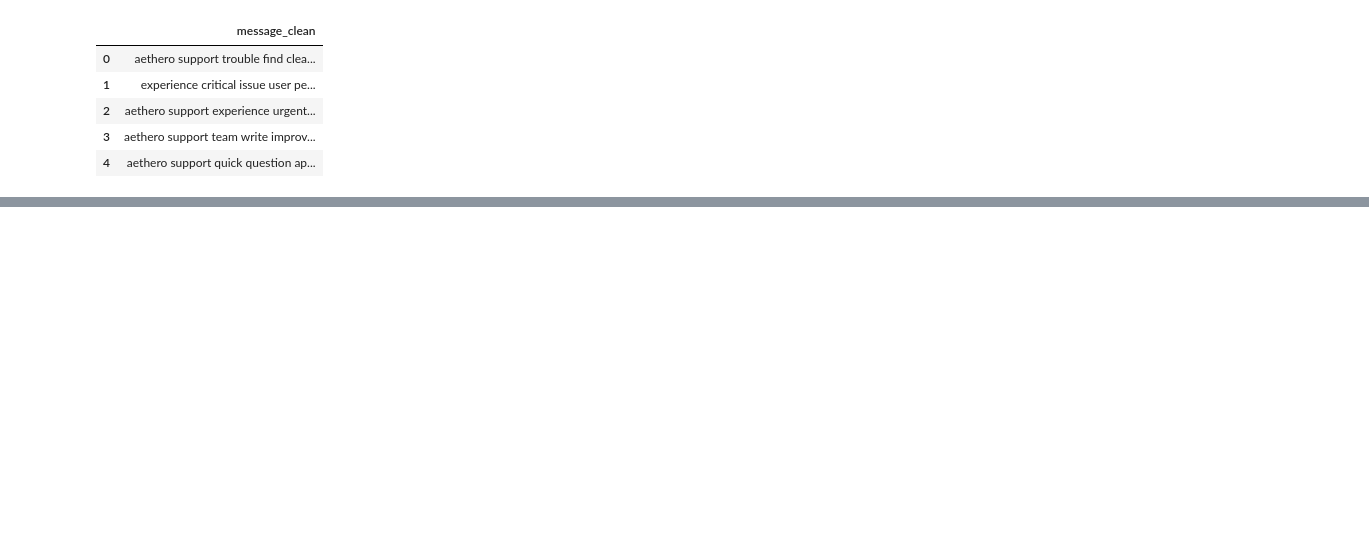
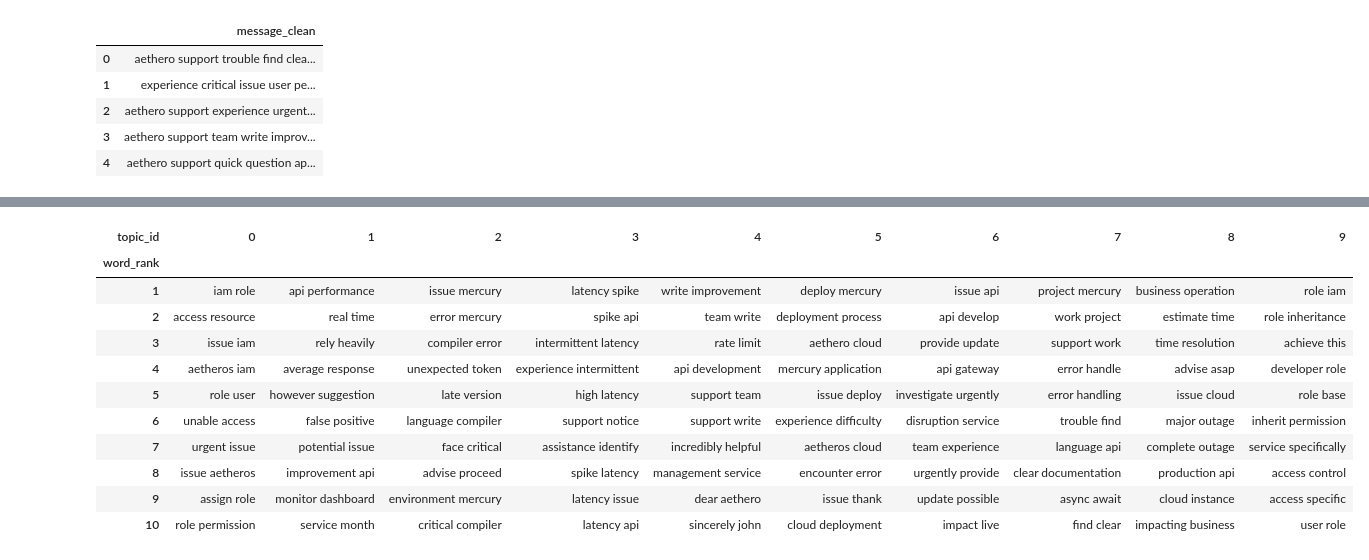
Before and after one commit to PetrKorab/Topic-Model-Labelling-with-LLMs, a Jupyter notebook: code.ipynb, the cells around one changed output, grey strips where cells are left out. Cells and saved outputs as stored; diff of their text form; code cells hidden in the pictures; blank space fills up the shorter version.

```diff
--- a/code.ipynb
+++ b/code.ipynb
@@ -44,4 +44,31 @@ model = FASTopic(n_components = topic_size,
 [interactive output not drawn]
+# %%
+topics_df = model.topics_df()
+
+# First, split and explode
+topics_df.columns = ['topic_id', 'topic_words']
+topics_df['topic_word'] = topics_df['topic_words'].str.split(',')
+topics_df = topics_df.explode('topic_word')
+
+# Add a rank for each word within a topic (optional, for row order)
+topics_df['word_rank'] = topics_df.groupby('topic_id').cumcount() + 1
+
+# Pivot to wide format: columns are (topic_id, topic_name), rows are word_rank, values are topic_word
+wide = topics_df.pivot(index='word_rank', columns=['topic_id'], values='topic_word')
+wide
+# %% [output]
+| topic_id | 0 | 1 | 2 | 3 | 4 | 5 | 6 | 7 | 8 | 9 |
+| word_rank |  |  |  |  |  |  |  |  |  |  |
+| 1 | iam role | api performance | issue mercury | latency spike | write improvement | deploy mercury | issue api | project mercury | business operation | role iam |
+| 2 | access resource | real time | error mercury | spike api | team write | deployment process | api develop | work project | estimate time | role inheritance |
+| 3 | issue iam | rely heavily | compiler error | intermittent latency | rate limit | aethero cloud | provide update | support work | time resolution | achieve this |
+| 4 | aetheros iam | average response | unexpected token | experience intermittent | api development | mercury application | api gateway | error handle | advise asap | developer role |
+| 5 | role user | however suggestion | late version | high latency | support team | issue deploy | investigate urgently | error handling | issue cloud | role base |
+| 6 | unable access | false positive | language compiler | support notice | support write | experience difficulty | disruption service | trouble find | major outage | inherit permission |
+| 7 | urgent issue | potential issue | face critical | assistance identify | incredibly helpful | aetheros cloud | team experience | language api | complete outage | service specifically |
+| 8 | issue aetheros | improvement api | advise proceed | spike latency | management service | encounter error | urgently provide | clear documentation | production api | access control |
+| 9 | assign role | monitor dashboard | environment mercury | latency issue | dear aethero | issue thank | update possible | async await | cloud instance | access specific |
+| 10 | role permission | service month | critical compiler | latency api | sincerely john | cloud deployment | impact live | find clear | impacting business | user role |
 # %%
 # fit model to data
 topic_data = model.prepare_topic_data(docs)
```
Also changed, not shown: parts of 6 cells of this notebook.
